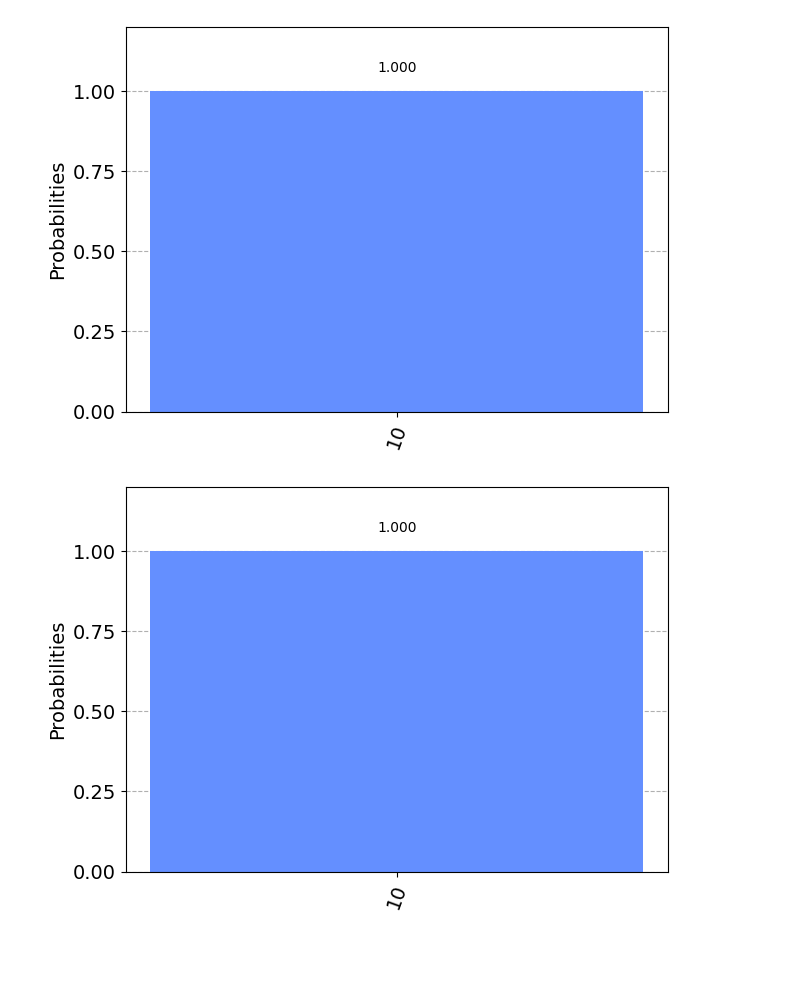
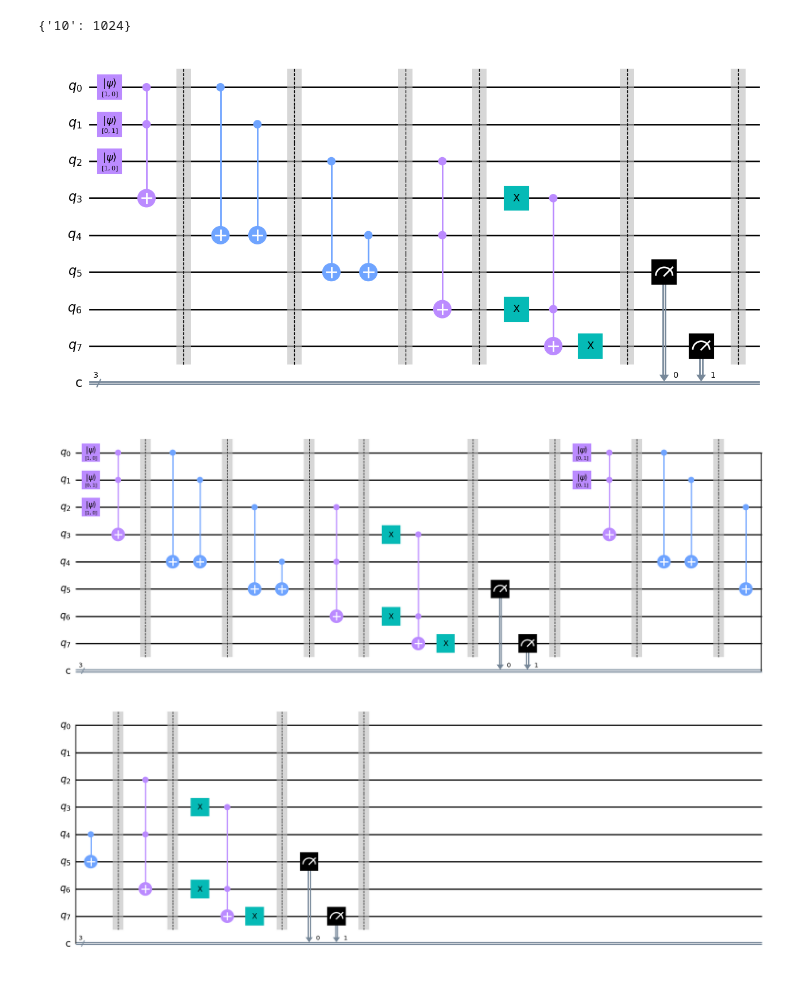
Before and after one commit to N-Nthabi/https-github.com-witseie-elen4022-2021-Lab-2-1604145-Mapheelle, a Jupyter notebook: Lab2Solution.ipynb, the cells around one changed output. Saved outputs shown, nothing was run; the diff lists cells and outputs as text; code cells hidden in the pictures; blank space fills up the shorter version.

```diff
--- a/Lab2Solution.ipynb
+++ b/Lab2Solution.ipynb
@@ -54,7 +59,6 @@ sim = Aer.get_backend('qasm_simulator')
 qobj = assemble(qc)
 result = sim.run(qobj).result()
 counts = result.get_counts()
-plot_histogram(counts)
+print(counts)
 # %% [output]
-[figure, removed]
-[figure, removed]
+{'10': 1024}
@@ -60,0 +113,5 @@ plot_histogram(counts)
+# %%
+qcz = add("10","11",2)
+# %% [output]
+[figure, added]
+[figure, added]
```
Also changed, not shown: parts of 4 cells of this notebook.
